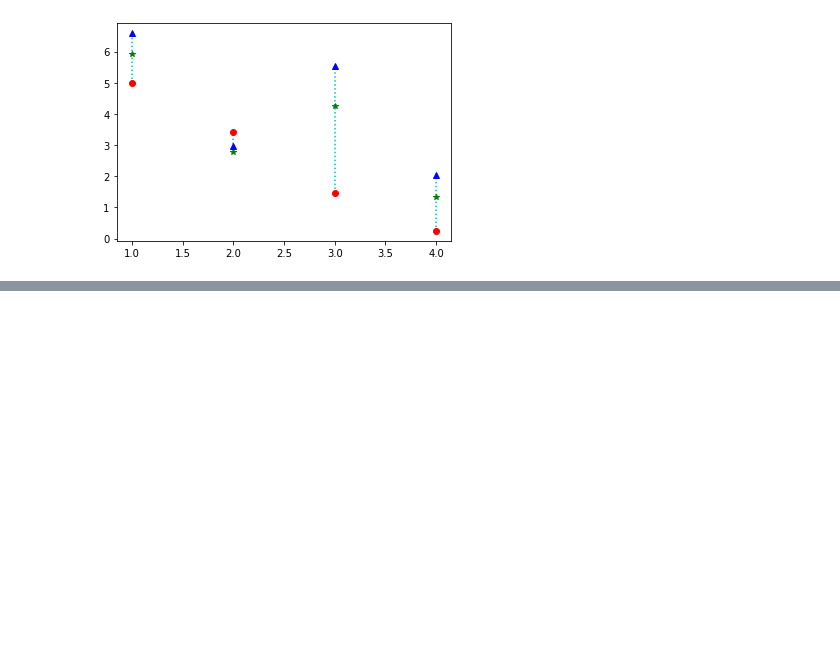
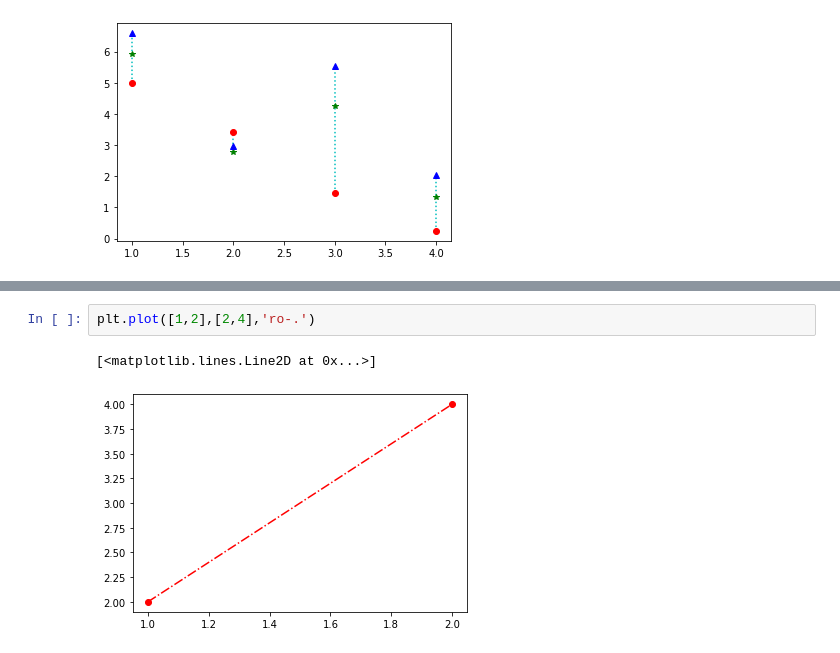
Before and after one commit to Chanakarn06/data_viz_2022, a Jupyter notebook: DataViz04_Data_Comparison.ipynb, the cells around one changed output, grey strips where cells are left out. Saved outputs shown, nothing was run; the diff lists cells and outputs as text; blank space fills up the shorter version.

```diff
--- a/DataViz04_Data_Comparison.ipynb
+++ b/DataViz04_Data_Comparison.ipynb
@@ -71,0 +85,5 @@ plt.plot([1,2,3,4],sample_data.iloc[2,:],'b^')
+# %%
+plt.plot([1,2],[2,4],'ro-.')
+# %% [output]
+[<matplotlib.lines.Line2D at 0x...>]
+[figure, added]
```
Also changed, not shown: parts of 10 cells of this notebook.
